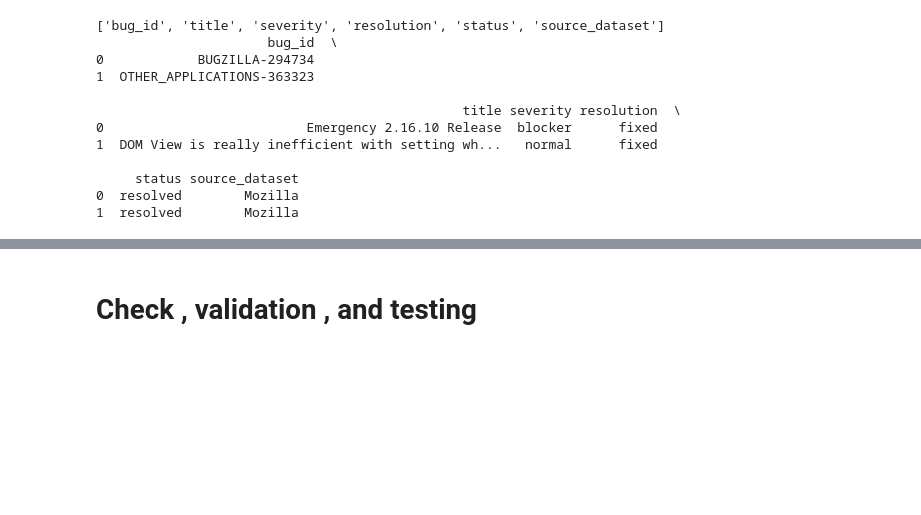
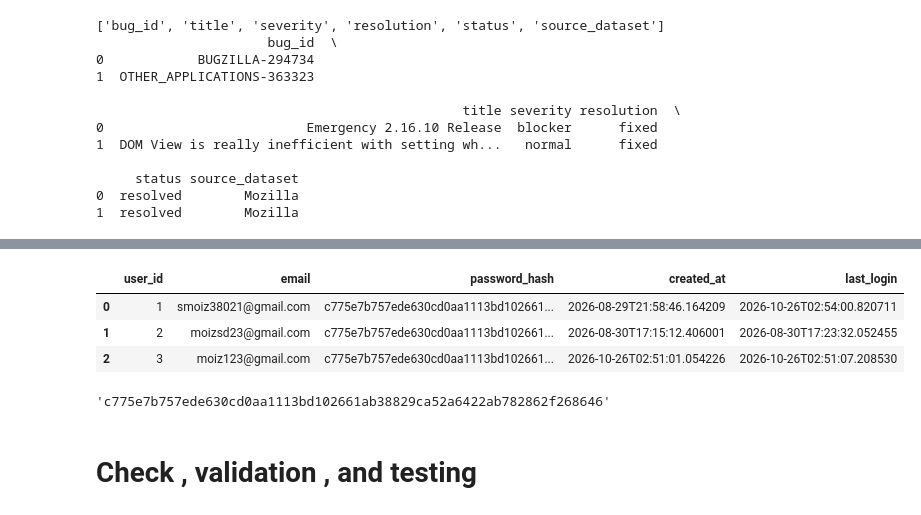
Before and after one commit to SMoizAli/AI_Smart_Bug_Analyzer_-_Fix-_Advisor-, a Jupyter notebook: notebooks/03_analytics_and_testing.ipynb, the cells around one changed output, grey strips where cells are left out. Drawn from its saved outputs; the diff is of its cells as text; code cells hidden in the pictures; blank space fills up the shorter version.

```diff
--- a/notebooks/03_analytics_and_testing.ipynb
+++ b/notebooks/03_analytics_and_testing.ipynb
@@ -630,3 +630,17 @@ print(metadata.head(2))
      status source_dataset
 0  resolved        Mozilla
 1  resolved        Mozilla
+# %%
+import sqlite3
+import pandas as pd
+from pathlib import Path
+
+# Build the correct relative path from the notebooks folder to the data folder
+db_path = Path("../data/auth_users.db")
+
+conn = sqlite3.connect(db_path)
+df = pd.read_sql("SELECT * FROM users", conn)
+conn.close()
+
+print("Total users in database:", len(df))
+print(df)
@@ -633,3 +663,14 @@ print(metadata.head(2))
+# %%
+df
+# %% [output]
+|  | user_id | email | password_hash | created_at | last_login |
+| 0 | 1 | smoiz38021@gmail.com | c775e7b757ede630cd0aa1113bd102661... | 2026-08-29T21:58:46.164209 | 2026-10-26T02:54:00.820711 |
+| 1 | 2 | moizsd23@gmail.com | c775e7b757ede630cd0aa1113bd102661... | 2026-08-30T17:15:12.406001 | 2026-08-30T17:23:32.052455 |
+| 2 | 3 | moiz123@gmail.com | c775e7b757ede630cd0aa1113bd102661... | 2026-10-26T02:51:01.054226 | 2026-10-26T02:51:07.208530 |
+# %%
+df['password_hash'].iloc[0]
+# %% [output]
+'c775e7b757ede630cd0aa1113bd102661ab38829ca52a6422ab782862f268646'
 # %% [markdown]
 # Check  , validation , and testing
 # %% [markdown]
```
Also changed, not shown: parts of 1 cell of this notebook, 3 other files.
